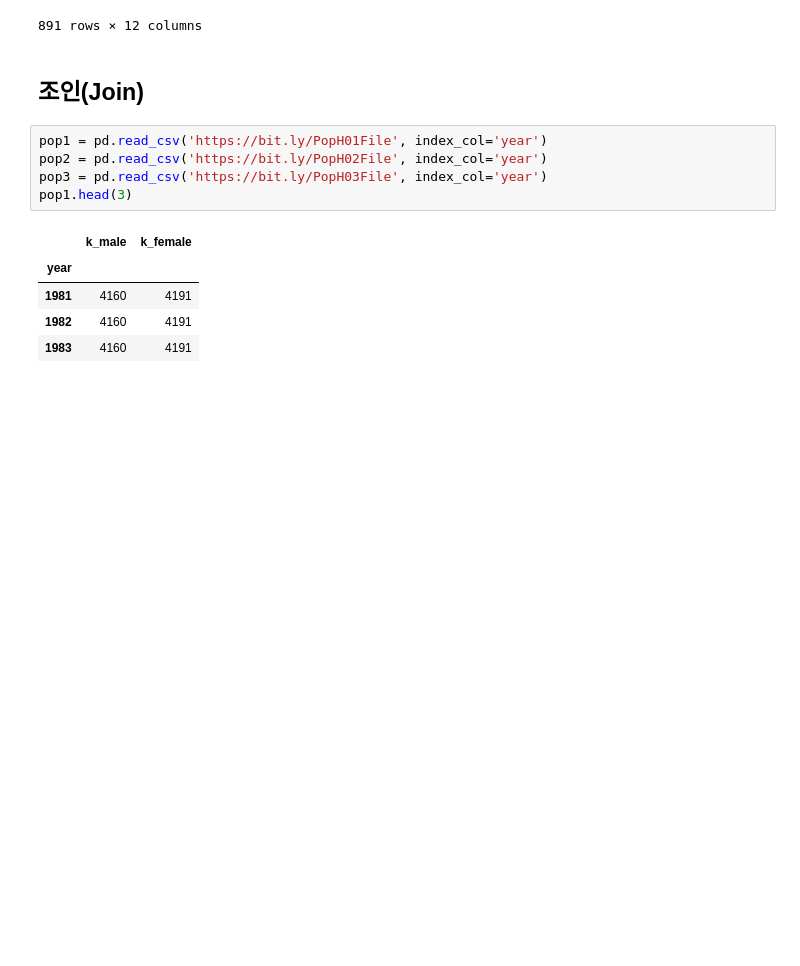
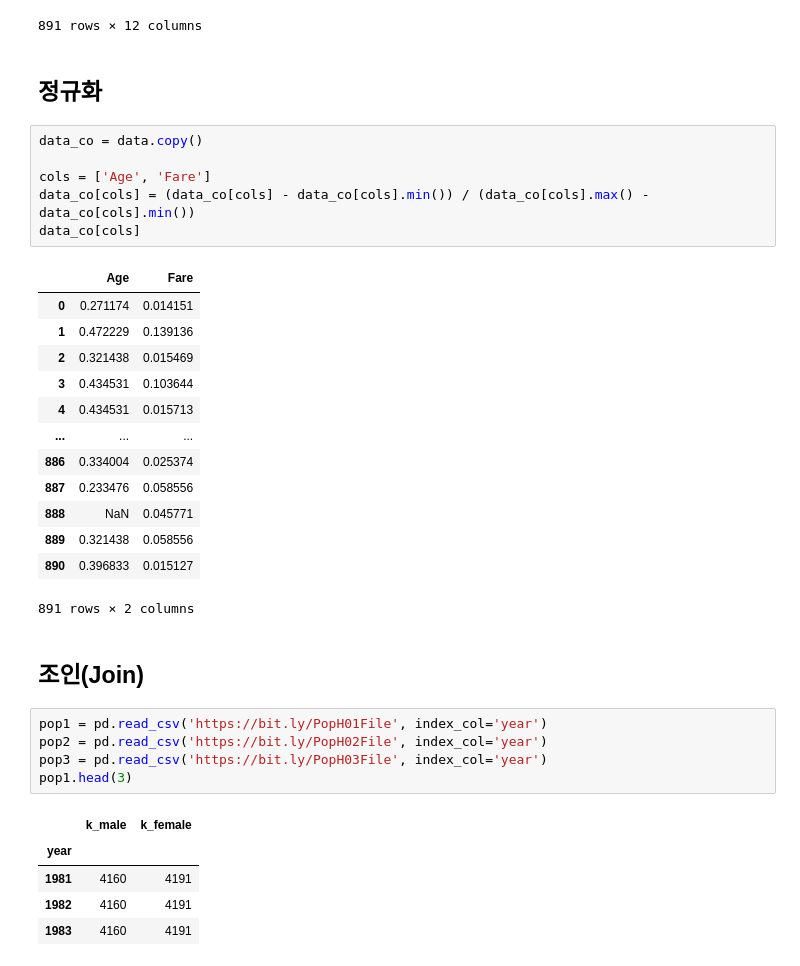
Before and after one commit to khoooo/P2, a Jupyter notebook: 데이터 전처리.ipynb, the cells around one changed output. Cells and saved outputs as stored; diff of their text form; blank space fills up the shorter version.

```diff
--- a/데이터 전처리.ipynb
+++ b/데이터 전처리.ipynb
@@ -363,6 +372,28 @@ data_co
 | 889 | 890 | 1 | 1 | Behr, Mr. Karl Howell | male | 26.0 | 0 | 0 | 111369 | 30.0000 | ... |
 | 890 | 891 | 0 | 3 | Dooley, Mr. Patrick | male | 32.0 | 0 | 0 | 370376 | 7.7500 | ... |
 891 rows × 12 columns
+# %% [markdown]
+## 정규화
+# %%
+data_co = data.copy()
+
+cols = ['Age', 'Fare']
+data_co[cols] = (data_co[cols] - data_co[cols].min()) / (data_co[cols].max() - data_co[cols].min())
+data_co[cols]
+# %% [output]
+|  | Age | Fare |
+| 0 | 0.271174 | 0.014151 |
+| 1 | 0.472229 | 0.139136 |
+| 2 | 0.321438 | 0.015469 |
+| 3 | 0.434531 | 0.103644 |
+| 4 | 0.434531 | 0.015713 |
+| ... | ... | ... |
+| 886 | 0.334004 | 0.025374 |
+| 887 | 0.233476 | 0.058556 |
+| 888 | NaN | 0.045771 |
+| 889 | 0.321438 | 0.058556 |
+| 890 | 0.396833 | 0.015127 |
+891 rows × 2 columns
 # %% [markdown]
 ## 조인(Join)
 # %%
```
Also changed, not shown: parts of 1 cell of this notebook.
